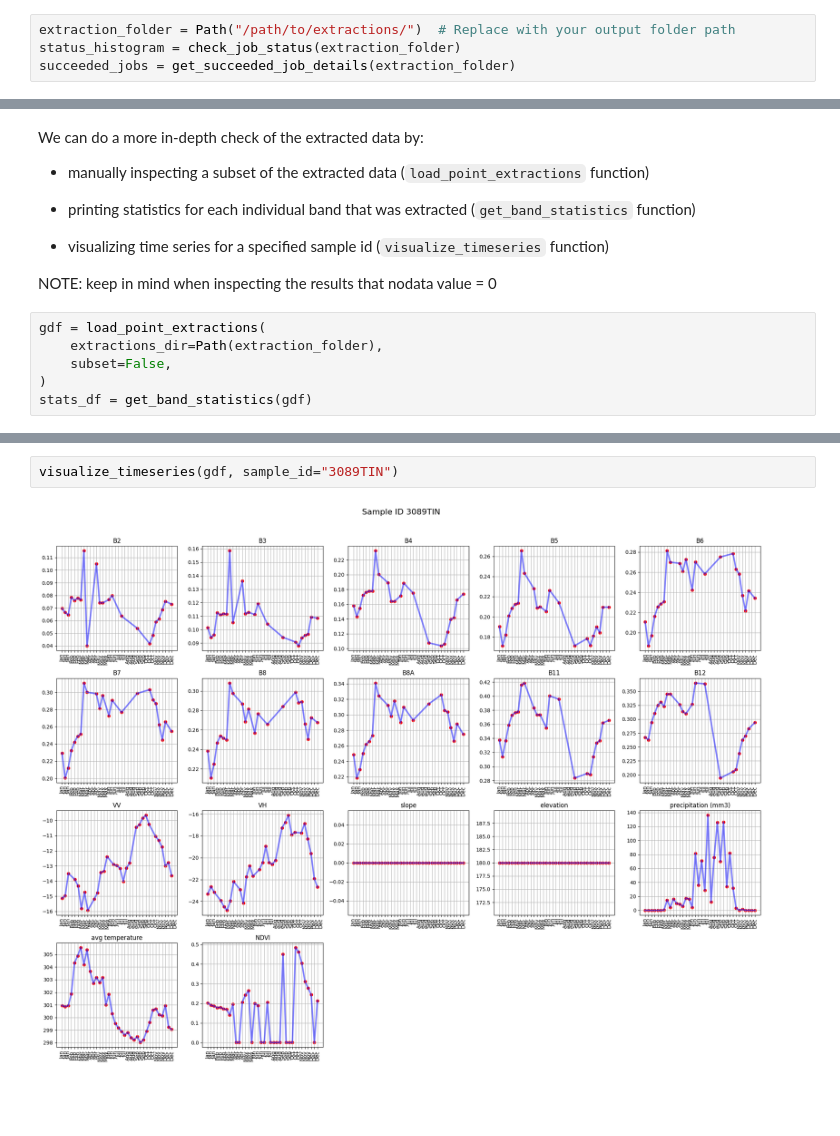
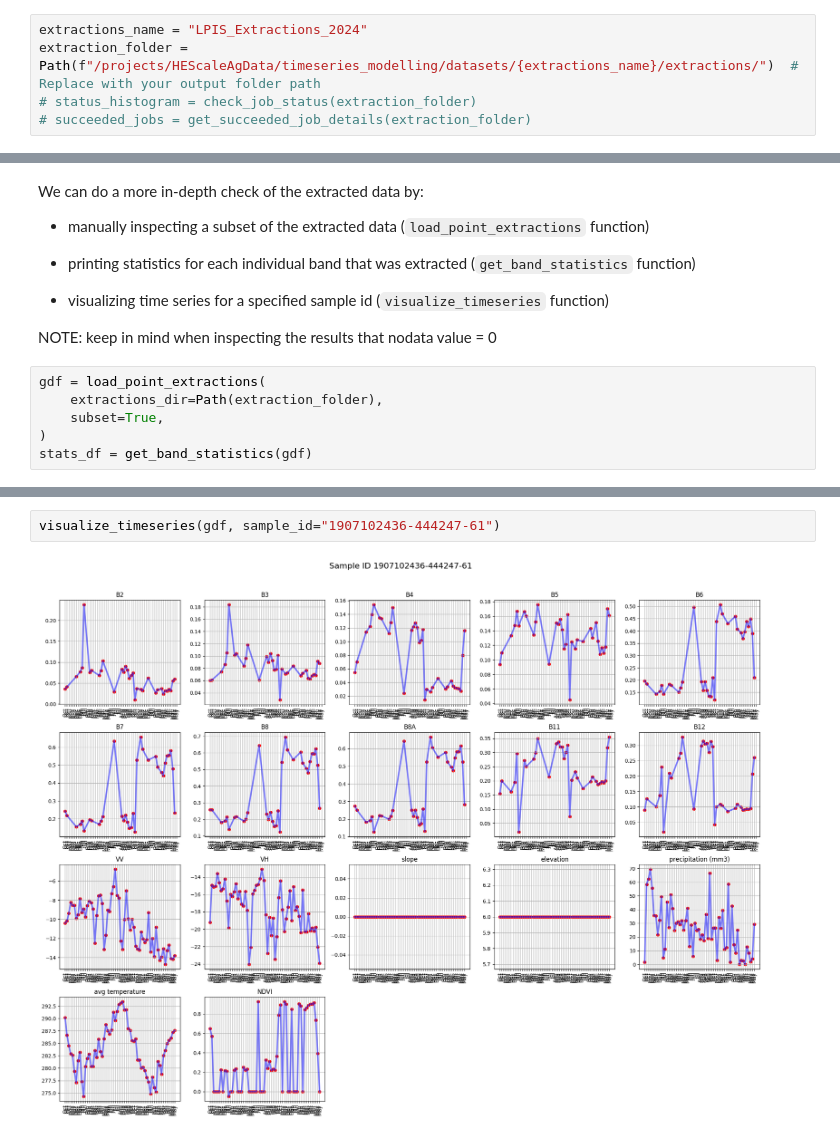
Before and after one commit to ScaleAGData/scaleag-vito, a Jupyter notebook: notebooks/data_investigation.ipynb, the cells around one changed output, grey strips where cells are left out. Cells and saved outputs as stored; diff of their text form; blank space fills up the shorter version.

```diff
--- a/notebooks/data_investigation.ipynb
+++ b/notebooks/data_investigation.ipynb
@@ -61,6 +58,7 @@ non_unique_ids = check_unique_id(input_file, unique_id="Field_id")
 
 Once the extractions have been completed, we can inspect the job tracking dataframe to find out how many jobs were successfully completed.
 # %%
-extraction_folder = Path("/path/to/extractions/")  # Replace with your output folder path
-status_histogram = check_job_status(extraction_folder)
-succeeded_jobs = get_succeeded_job_details(extraction_folder)
+extractions_name = "LPIS_Extractions_2024"
+extraction_folder = Path(f"/projects/HEScaleAgData/timeseries_modelling/datasets/{extractions_name}/extractions/")  # Replace with your output folder path
+# status_histogram = check_job_status(extraction_folder)
+# succeeded_jobs = get_succeeded_job_details(extraction_folder)
@@ -90,7 +75,7 @@ NOTE: keep in mind when inspecting the results that nodata value = 0
 # %%
 gdf = load_point_extractions(
     extractions_dir=Path(extraction_folder),
-    subset=False,
+    subset=True,
 )
 stats_df = get_band_statistics(gdf)
 # %% [output]
@@ -138,4 +123,4 @@ array(['5012LAB', '5057PAG', '7016SAM', '7068ZIN', '7074ZIN', '1056ZIN',
 # %%
-visualize_timeseries(gdf, sample_id="3089TIN")
+visualize_timeseries(gdf, sample_id="1907102436-444247-61")
 # %% [output]
-[figure, old version]
+[figure, new version]
```
Also changed, not shown: parts of 18 cells of this notebook.
